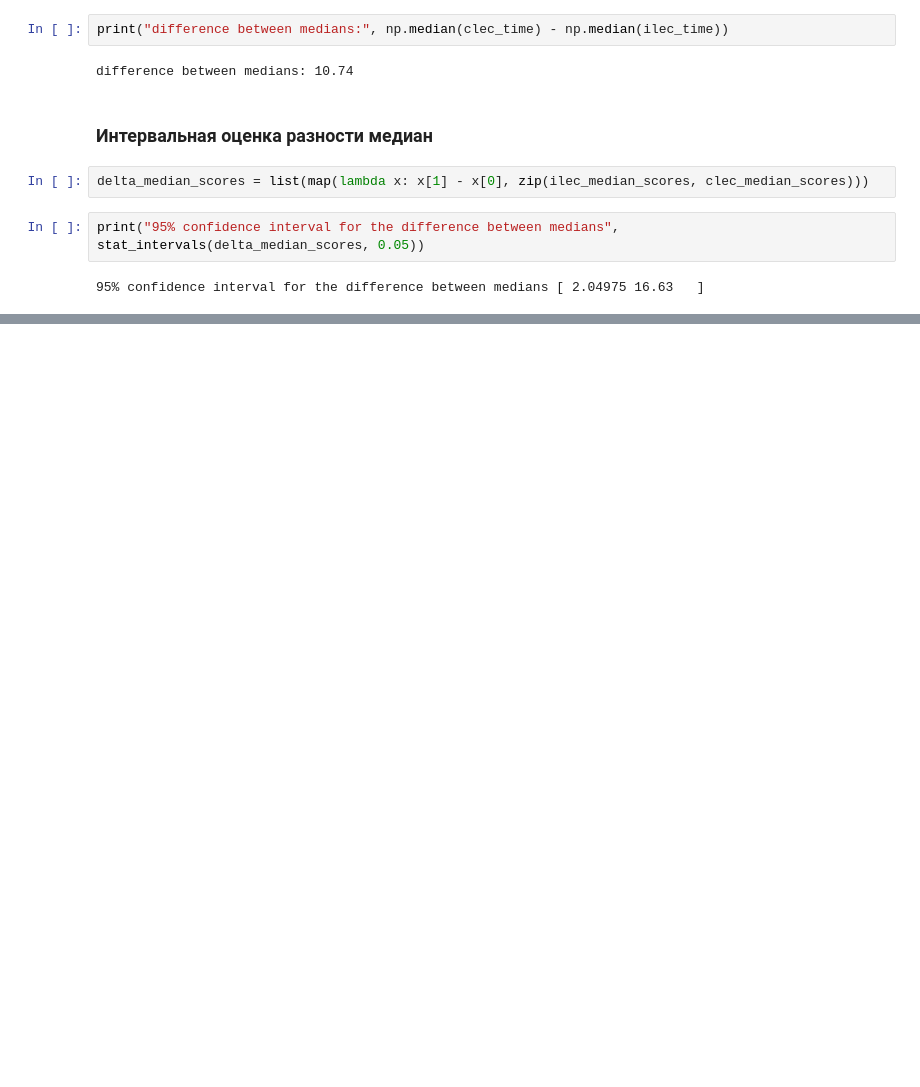
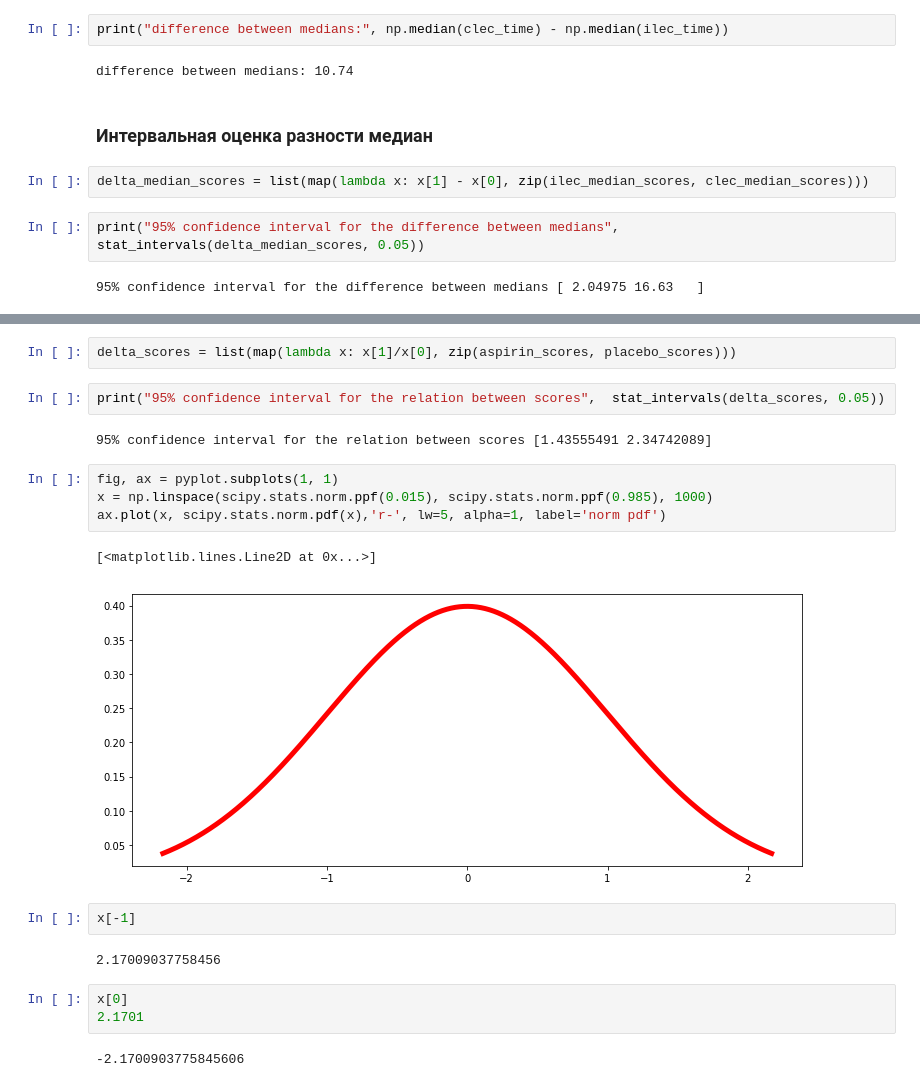
Before and after one commit to PFedorov7/statistics, a Jupyter notebook: Intervals and hypotheses/Доверительные интервалы на основе бутстрепа.ipynb, the cells around one changed output, grey strips where cells are left out. Saved outputs shown, nothing was run; the diff lists cells and outputs as text; blank space fills up the shorter version.

```diff
--- a/Intervals and hypotheses/Доверительные интервалы на основе бутстрепа.ipynb
+++ b/Intervals and hypotheses/Доверительные интервалы на основе бутстрепа.ipynb
@@ -91,0 +169,22 @@ print("95% confidence interval for the difference between medians",  stat_interv
+# %%
+delta_scores = list(map(lambda x: x[1]/x[0], zip(aspirin_scores, placebo_scores)))
+# %%
+print("95% confidence interval for the relation between scores",  stat_intervals(delta_scores, 0.05))
+# %% [output]
+95% confidence interval for the relation between scores [1.43555491 2.34742089]
+# %%
+fig, ax = pyplot.subplots(1, 1)
+x = np.linspace(scipy.stats.norm.ppf(0.015), scipy.stats.norm.ppf(0.985), 1000)
+ax.plot(x, scipy.stats.norm.pdf(x),'r-', lw=5, alpha=1, label='norm pdf')
+# %% [output]
+[<matplotlib.lines.Line2D at 0x...>]
+[figure, added]
+# %%
+x[-1]
+# %% [output]
+2.17009037758456
+# %%
+x[0]
+2.1701
+# %% [output]
+-2.1700903775845606
```
Also changed, not shown: parts of 16 cells of this notebook, 1 other file.
